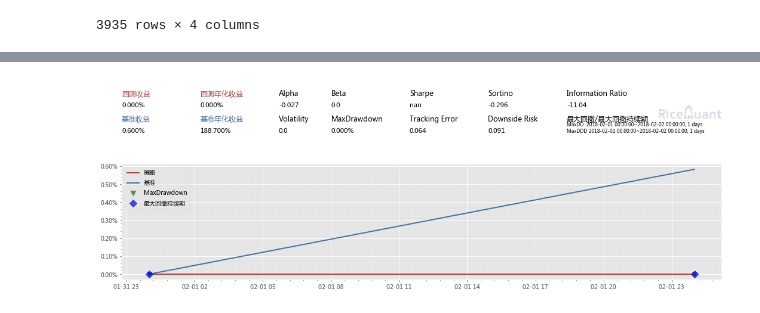
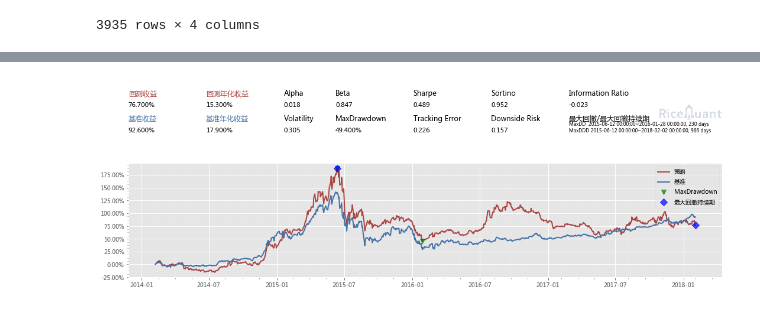
Before and after one commit to lightjl/Anaconda_code, a Jupyter notebook: back_testing.ipynb, the cells around one changed output, grey strips where cells are left out. Saved outputs shown, nothing was run; the diff lists cells and outputs as text; code cells hidden in the pictures.

```diff
--- a/back_testing.ipynb
+++ b/back_testing.ipynb
@@ -89,7 +76,7 @@ test.stock[['nprg3', 'nprg4', 'nprg_ondate', 'rec_report_date']]
 # 0.375 -> 0.7
 %load_ext rqalpha
 # %%
-%%rqalpha -s 20180201 -e 20180205 -p -bm 000300.XSHG --account stock 100000
+%%rqalpha -s 20140201 -e 20180205 -p -bm 000300.XSHG --account stock 100000
 
 from importlib import reload
 import MyStock as ms
@@ -98,6 +85,9 @@ reload(ms)
 
 def init(context):
     context.myStock = ms.MyStock()
+    context.highLimit = 0.75
+    context.lowLimit = 0.2
+    context.numBuy = 3
 
 def PriceThen(code):
     priceList = history_bars(code, 1,'1d', 'close')
@@ -116,11 +106,31 @@ def before_trading(context):
     context.myStock.universe = context.myStock.universe[context.myStock.universe['price'] != -1]
     context.myStock.universe['pe_ondate'] = context.myStock.universe['price']/context.myStock.universe['eps_ondate']
     context.myStock.universe['peg_ondate'] = context.myStock.universe['pe_ondate']/context.myStock.universe['nprg_ondate']
+    context.myStock.universe = context.myStock.universe[context.myStock.universe.peg_ondate < context.highLimit]
 
+def alreadyHaveNum(context):
+    num = 0
+    for stockCode in context.portfolio.positions:
+        if (context.portfolio.positions[stockCode].quantity != 0):
+            num += 1
+    return num
 
 def handle_bar(context, bar_dict):
-    logger.info(context.myStock.universe[['code', 'price', 'peg_ondate', 'pe_ondate']][context.myStock.universe.code == '002078.XSHE'])
-    pass
+    #logger.info(context.myStock.universe[['code', 'price', 'peg_ondate', 'pe_ondate']][context.myStock.universe.code == '002078.XSHE'])
+    for stockCode in context.portfolio.positions:
+        if (stockCode not in context.myStock.universe['code'].values):
+            order_target_percent(stockCode,0)  # todo is_suspended
+    universe = context.myStock.universe[(context.myStock.universe.peg_ondate < context.highLimit/2) & \
+                                       context.myStock.universe.peg_ondate > context.lowLimit].sort_values('peg_ondate', ascending=False)[:context.numBuy]
+    # 持有3个股票
+    haveNum = alreadyHaveNum(context)
+    for stockCode in universe.code.values:
+        if haveNum >= context.numBuy:
+            break
+        if stockCode not in context.portfolio.positions or context.portfolio.positions[stockCode].quantity == 0:
+            order_target_percent(stockCode, 1/context.numBuy)
+            haveNum += 1
+
 
 
 #     [hs, zz, gz] = context.stocks
@@ -153 +176 @@ def handle_bar(context, bar_dict):
-[figure, old version]
+[figure, new version]
```
Also changed, not shown: parts of 5 cells of this notebook, 6 other files.
